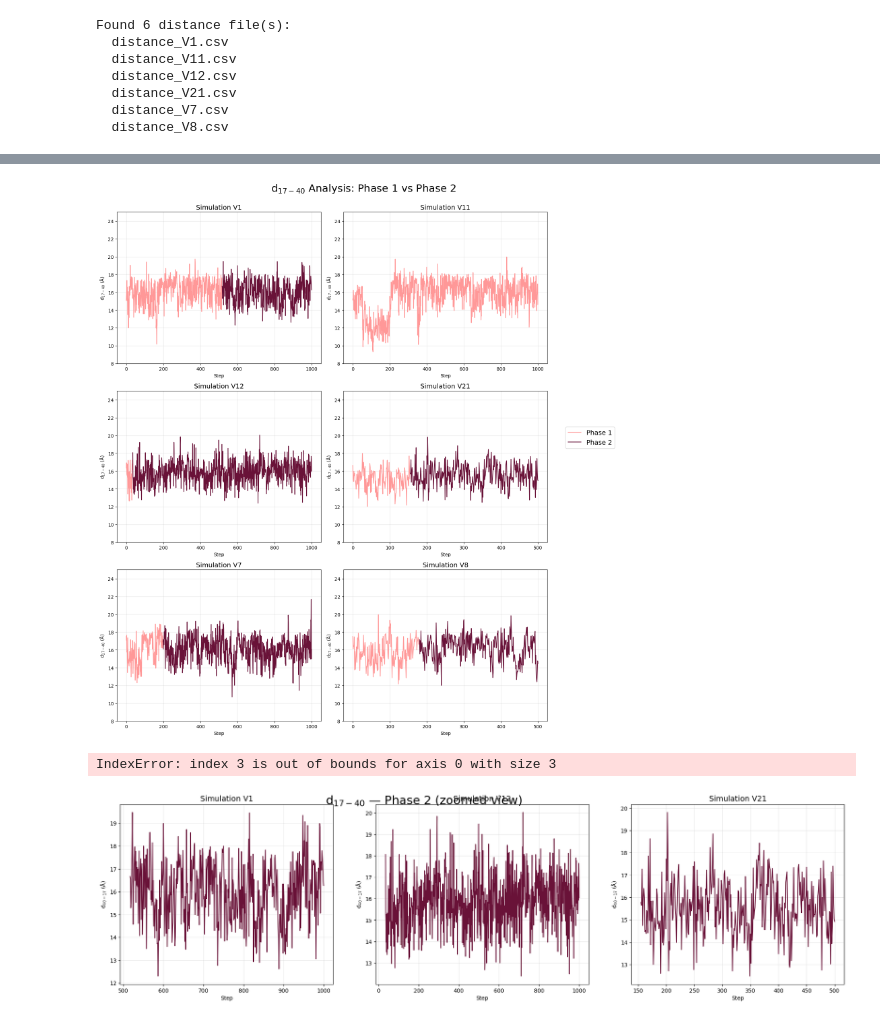
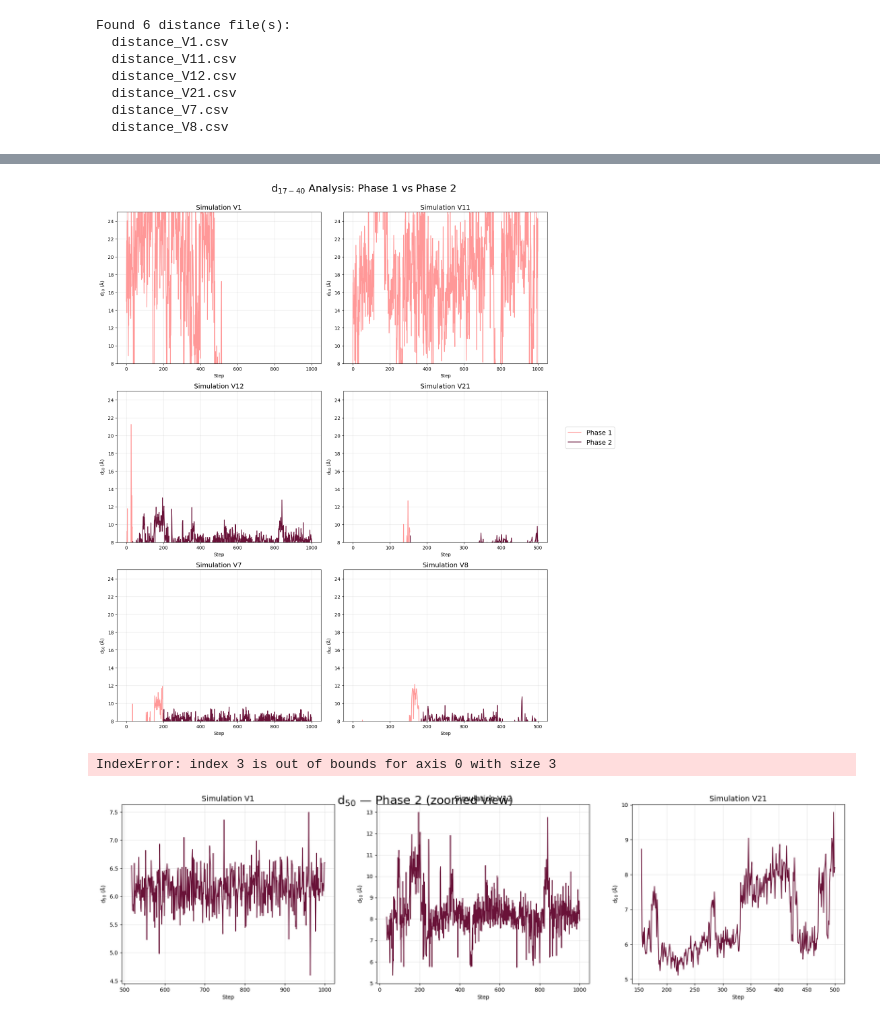
Before and after one commit to annhater/M1_STAGE, a Jupyter notebook: 2_notebooks/01_metrics_d50.ipynb, the cells around one changed output, grey strips where cells are left out. Cells and saved outputs as stored; diff of their text form; code cells hidden in the pictures.

```diff
--- a/2_notebooks/01_metrics_d50.ipynb
+++ b/2_notebooks/01_metrics_d50.ipynb
@@ -81,13 +81,13 @@ Found 6 distance file(s):
   distance_V7.csv
   distance_V8.csv
 # %%
-# 6. Extract d17-40 once and cache in a dictionary
-d17_40_cache = {}
+# 6. Extract d50 once and cache in a dictionary
+d50_cache = {}
 
 for distance_file in distance_files_paths:
     sim_name = os.path.basename(distance_file).replace('distance_', '').replace('.csv', '')
     df = pd.read_csv(distance_file) * 10  # nm → Å
-    d17_40_cache[sim_name] = df['50_149']
+    d50_cache[sim_name] = df['50_149']
 
-print(f'Cached d17-40 data for {len(d17_40_cache)} simulations')
+print(f'Cached d50 data for {len(d50_cache)} simulations')
 # %% [output]
@@ -95,5 +95,5 @@ Cached d17-40 data for 6 simulations
 # %%
-# 7. Plot d17-40 for all simulations — No phase separation
+# 7. Plot d50 for all simulations — No phase separation
 num_files = len(distance_files_paths)
 num_cols  = 2
 num_rows  = math.ceil(num_files / num_cols)
@@ -104,10 +104,10 @@ axes = axes.flatten()
 plot_idx = 0
 line_mp = None
 line_dp = None
-#fig.suptitle(r'd$_{17-40}$ Analysis: MP vs DP', fontsize=22, x=0.45, y=0.92)
+#fig.suptitle(r'd$_{50}$ Analysis: MP vs DP', fontsize=22, x=0.45, y=0.92)
 
 path_dict = {os.path.basename(f).replace('distance_', '').replace('.csv', ''): f for f in distance_files_paths}
-#sim_order = ['V7','V12','V1','V11']
+sim_order = ['V7','V12','V1','V11']
 files_sorted = []
 for name in sim_order:
     if name in path_dict:
@@ -120,7 +120,7 @@ for plot_idx, distance_file in enumerate(files_sorted):
     plot_color = "#251714FF" if sim_name == 'V7' else '#A91E45FF'
     condition_label = "MP" if sim_name == 'V7' else 'DP'
 
-    d_series = d17_40_cache[sim_name]
+    d_series = d50_cache[sim_name]
 
     current_line, = ax.plot(d_series.index[:], d_series[:], color=plot_color, linewidth=1)
 
@@ -131,7 +131,7 @@ for plot_idx, distance_file in enumerate(files_sorted):
 
     ax.set_title(f'Simulation {sim_name} ({condition_label})', fontdict=title_font)
     ax.set_xlabel('Step')
-    ax.set_ylabel(r'd$_{50-50}$ (Å)')
+    ax.set_ylabel(r'd$_{50}$ (Å)')
     ax.set_ylim(0, 40)
     ax.grid(True, alpha=0.3)
 
@@ -141,5 +141,5 @@ for j in range(plot_idx + 1, len(axes)):
 
 plt.tight_layout(rect=[0, 0, 0.85, 0.92])
 plt.show()
-#fig.savefig(os.path.join(OUTPUT_DIR, 'Figures/d_17_40.png'), bbox_inches='tight', dpi=300)
+#fig.savefig(os.path.join(OUTPUT_DIR, 'Figures/d_50.png'), bbox_inches='tight', dpi=300)
 # %% [output]
@@ -168,16 +168,16 @@ labels = {
 
 # Plot each simulation
 for sim_name in simulations_to_plot:
-    if sim_name in d17_40_cache:
-        d_series = d17_40_cache[sim_name]
+    if sim_name in d50_cache:
+        d_series = d50_cache[sim_name]
         ax.plot(d_series.index, d_series, color=colors[sim_name], label=labels[sim_name], linewidth=1.5)
     else:
         print(f"Warning: Simulation {sim_name} not found in cache.")
 
 # Set plot title and labels
-ax.set_title(r'd$_{50-50}$ Distance: V12, V1 vs. V7 Reference', fontsize=16)
+ax.set_title(r'd$_{50}$ Distance: V12, V1 vs. V7 Reference', fontsize=16)
 ax.set_xlabel('Step', fontsize=12)
-ax.set_ylabel(r'd$_{50-50}$ (Å)', fontsize=12)
+ax.set_ylabel(r'd$_{50}$ (Å)', fontsize=12)
 
 # Set y-axis limits for better visualization, consistent with previous plots
 ax.set_ylim(0, 40)
@@ -207,7 +207,7 @@ for plot_idx, distance_file in enumerate(distance_files_paths):
     ax = axes[plot_idx]
     sim_name = os.path.basename(distance_file).replace('distance_', '').replace('.csv', '')
 
-    d_series = d17_40_cache[sim_name]
+    d_series = d50_cache[sim_name]
     phase_limit = PHASE_LIMIT_DICO.get(sim_name, len(d_series))
 
     line_ph1, = ax.plot(d_series.index[:phase_limit],  d_series[:phase_limit],
@@ -216,7 +216,7 @@ for plot_idx, distance_file in enumerate(distance_files_paths):
                         color='#691238FF', linewidth=1.5)
     ax.set_title(f'Simulation {sim_name}', fontdict=title_font)
     ax.set_xlabel('Step')
-    ax.set_ylabel(r'd$_{17-40}$ (Å)')
+    ax.set_ylabel(r'd$_{50}$ (Å)')
     ax.set_ylim(8, 25)
     ax.grid(True, alpha=0.3)
 
@@ -231,44 +231,44 @@ if line_ph1 and line_ph2:
 
 plt.tight_layout(rect=[0, 0, 0.85, 0.92])
 plt.show()
-fig.savefig(os.path.join(OUTPUT_DIR, 'Figures/d_17_40_phase_sep.png'), bbox_inches='tight', dpi=300)
+fig.savefig(os.path.join(OUTPUT_DIR, 'Figures/d_50_phase_sep.png'), bbox_inches='tight', dpi=300)
 # %% [output]
-[figure, old version]
+[figure, new version]
 # %%
 # 7. Zoomed plot — Phase 2 only
 num_rows = 1
 num_cols = 3
 
 distance_files_paths = [path for path in distance_files_paths if not path.endswith('V11.csv')]
 
 fig, axes = plt.subplots(num_rows, num_cols,
                           figsize=(num_cols * 8, num_rows * 6), squeeze=False)
 axes = axes.flatten()
-fig.suptitle(r'd$_{17-40}$ — Phase 2 (zoomed view)', fontsize=22, y=0.92, x=0.45)
+fig.suptitle(r'd$_{50}$ — Phase 2 (zoomed view)', fontsize=22, y=0.92, x=0.45)
 
 for plot_idx, distance_file in enumerate(distance_files_paths):
     ax = axes[plot_idx]
     sim_name = os.path.basename(distance_file).replace('distance_', '').replace('.csv', '')
 
-    d_series = d17_40_cache[sim_name]
+    d_series = d50_cache[sim_name]
     phase_limit = PHASE_LIMIT_DICO.get(sim_name, len(d_series))
 
     ax.plot(d_series.index[phase_limit:], d_series[phase_limit:],
             color='#691238FF', linewidth=1.5)
     ax.set_title(f'Simulation {sim_name}',fontdict=title_font)
     ax.set_xlabel('Step')
-    ax.set_ylabel(r'd$_{40-17}$ (Å)')
+    ax.set_ylabel(r'd$_{50}$ (Å)')
     ax.grid(True, alpha=0.3)
 
 for j in range(plot_idx + 1, len(axes)):
     fig.delaxes(axes[j])
 
 plt.tight_layout(rect=[0, 0, 0.85, 0.92])
 plt.show()
-fig.savefig(os.path.join(OUTPUT_DIR, 'Figures/d_40_17_zoomed.png'), bbox_inches='tight', dpi=300)
+fig.savefig(os.path.join(OUTPUT_DIR, 'Figures/d_50_zoomed.png'), bbox_inches='tight', dpi=300)
 # %% [output]
 IndexError: index 3 is out of bounds for axis 0 with size 3
-[figure, old version]
+[figure, new version]
 # %%
 # 7. Descriptive statistics per simulation — exported to CSV
 summary_stats_dict = {}
```
Also changed, not shown: parts of 7 cells of this notebook.
